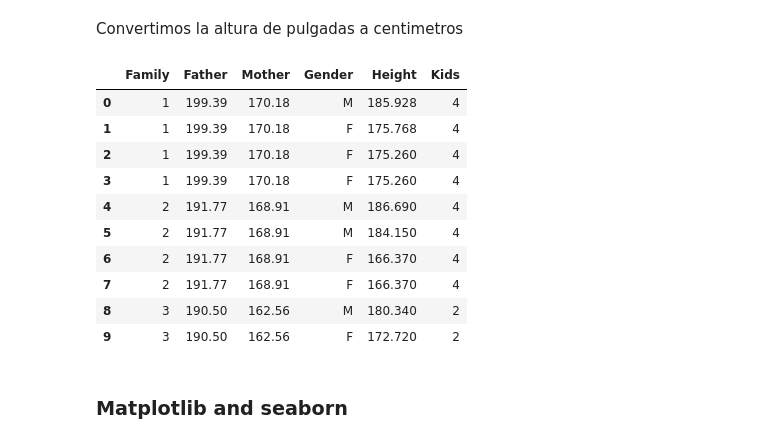
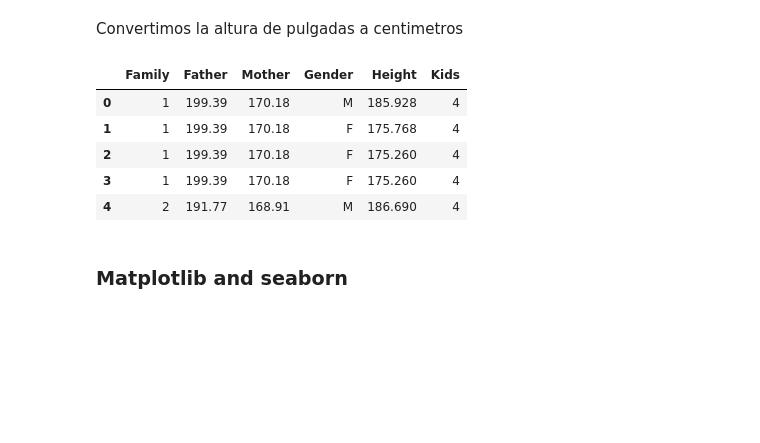
Before and after one commit to benjov/Econometria-II-2021, a Jupyter notebook: Clase_00_IntroducciónPythonNB/Clase_0dot5.ipynb, the cells around one changed output. Cells and saved outputs as stored; diff of their text form; code cells hidden in the pictures; blank space fills up the shorter version.

```diff
--- a/Clase_00_IntroducciónPythonNB/Clase_0dot5.ipynb
+++ b/Clase_00_IntroducciónPythonNB/Clase_0dot5.ipynb
@@ -260,19 +264,14 @@ pandas.core.frame.DataFrame
 Convertimos la altura de pulgadas a centimetros
 # %%
 df[['Father', 'Mother', 'Height']] = df[['Father', 'Mother', 'Height']]*2.54
-df.head(n=10)
+df.head()
 # %% [output]
 |  | Family | Father | Mother | Gender | Height | Kids |
 | 0 | 1 | 199.39 | 170.18 | M | 185.928 | 4 |
 | 1 | 1 | 199.39 | 170.18 | F | 175.768 | 4 |
 | 2 | 1 | 199.39 | 170.18 | F | 175.260 | 4 |
 | 3 | 1 | 199.39 | 170.18 | F | 175.260 | 4 |
 | 4 | 2 | 191.77 | 168.91 | M | 186.690 | 4 |
-| 5 | 2 | 191.77 | 168.91 | M | 184.150 | 4 |
-| 6 | 2 | 191.77 | 168.91 | F | 166.370 | 4 |
-| 7 | 2 | 191.77 | 168.91 | F | 166.370 | 4 |
-| 8 | 3 | 190.50 | 162.56 | M | 180.340 | 2 |
-| 9 | 3 | 190.50 | 162.56 | F | 172.720 | 2 |
 # %% [markdown]
 ### Matplotlib and seaborn
 # %% [markdown]
```
Also changed, not shown: parts of 8 cells of this notebook.
